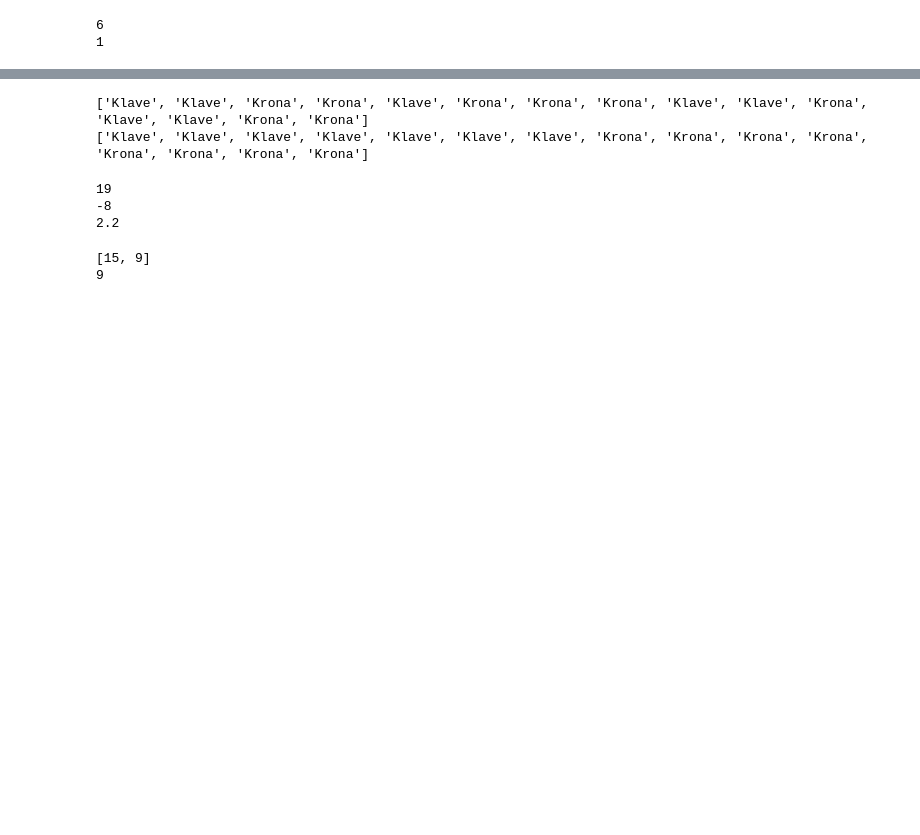
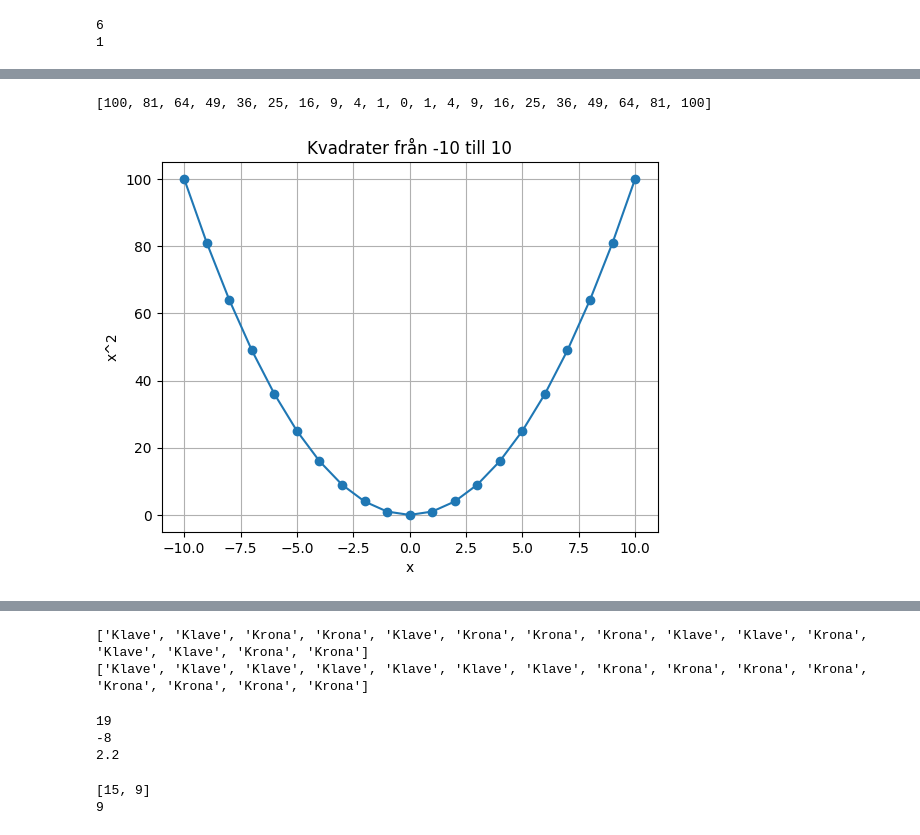
Before and after one commit to rickardgarnau-bit/python_Rickard_Garnau_de25, a Jupyter notebook: exercise_3/exercise_3.ipynb, the cells around one changed output, grey strips where cells are left out. Drawn from its saved outputs; the diff is of its cells as text; code cells hidden in the pictures; blank space fills up the shorter version.

```diff
--- a/exercise_3/exercise_3.ipynb
+++ b/exercise_3/exercise_3.ipynb
@@ -71,0 +140,22 @@ print(median)
+# %%
+#a)
+squares = []
+
+squares = [x**2 for x in range (-10, 11)]
+print(squares)
+# %% [output]
+[100, 81, 64, 49, 36, 25, 16, 9, 4, 1, 0, 1, 4, 9, 16, 25, 36, 49, 64, 81, 100]
+# %%
+#b)
+import matplotlib.pyplot as plt
+
+x_values = list(range(-10, 11))
+squares = [x**2 for x in x_values]
+plt.plot(x_values, squares, marker='o')
+plt.title("Kvadrater från -10 till 10")
+plt.xlabel("x")
+plt.ylabel("x^2")
+plt.grid(True)
+plt.show()
+# %% [output]
+[figure, added]
```
Also changed, not shown: parts of 15 cells of this notebook.
